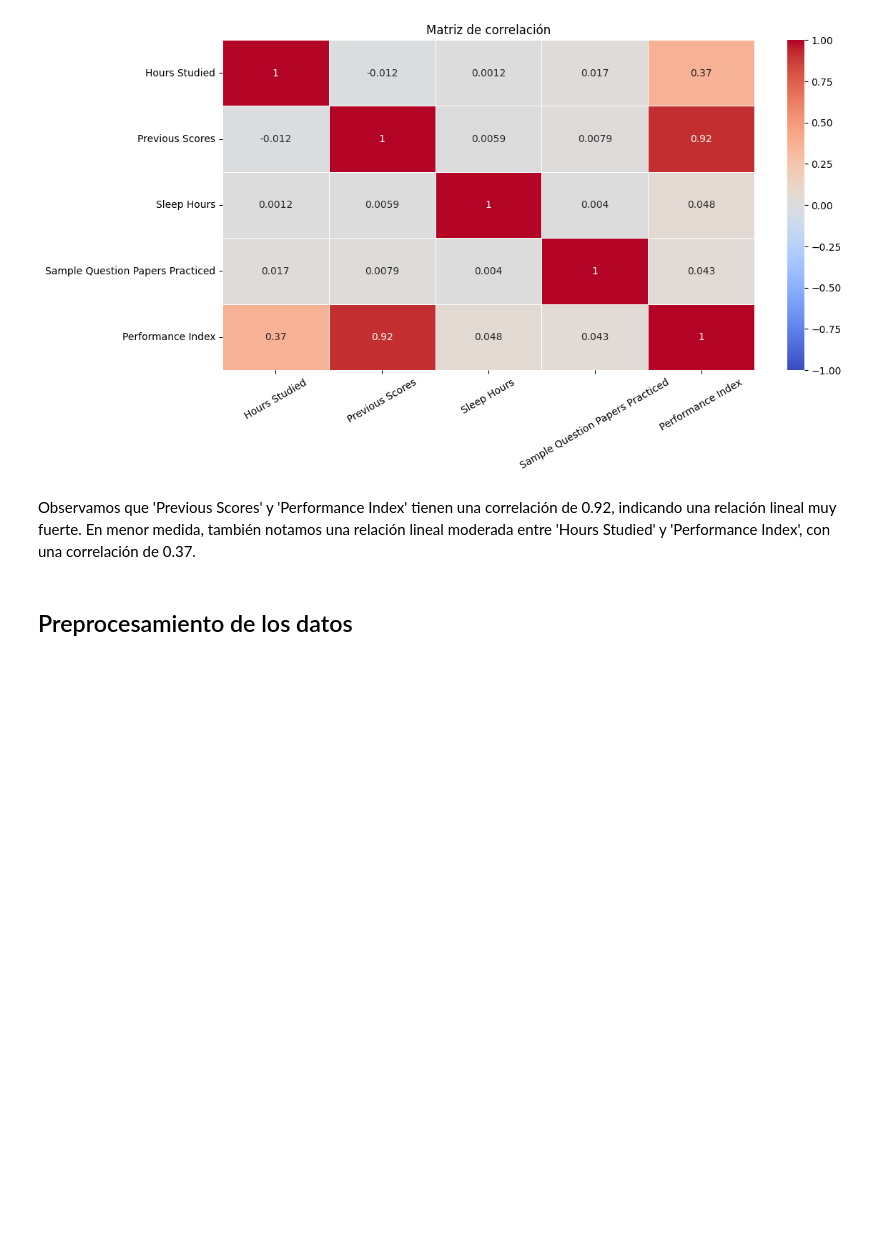
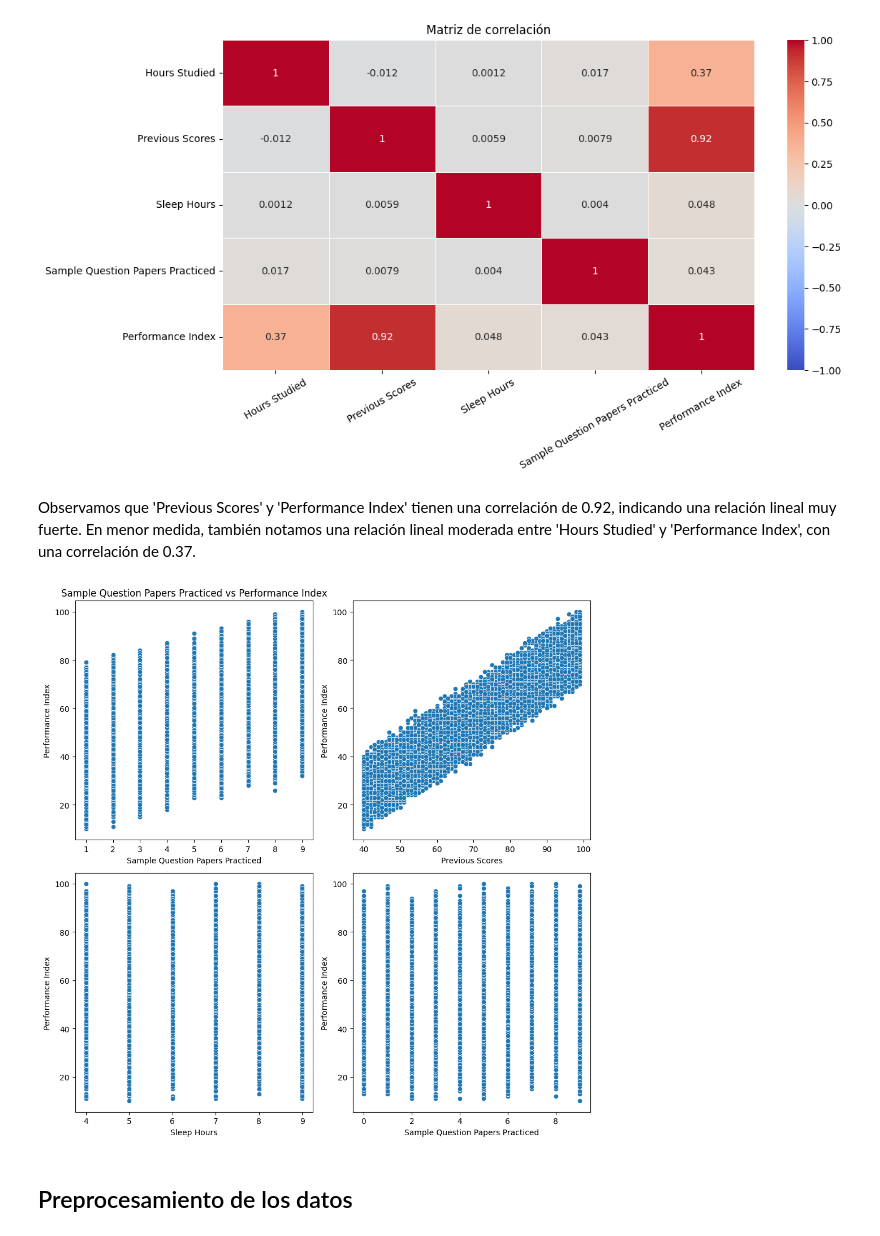
Before and after one commit to maximoalva/TP1-AprendizajeAutomaticoII, a Jupyter notebook: Problema1/problema1.ipynb, the cells around one changed output. Cells and saved outputs as stored; diff of their text form; code cells hidden in the pictures; blank space fills up the shorter version.

```diff
--- a/Problema1/problema1.ipynb
+++ b/Problema1/problema1.ipynb
@@ -192,6 +191,42 @@ plt.show()
 [figure]
 # %% [markdown]
 Observamos que 'Previous Scores' y 'Performance Index' tienen una correlación de 0.92, indicando una relación lineal muy fuerte. En menor medida, también notamos una relación lineal moderada entre 'Hours Studied' y 'Performance Index', con una correlación de 0.37.
+# %%
+# Crear una figura con 4 subplots (en 2 filas de 2 columnas)
+fig, axes = plt.subplots(2, 2, figsize=(10, 10))
+axes = axes.flatten()  # Para acceder a los ejes como una lista simple
+
+# 1. Scatterplot: Horas estudio vs Performance
+sns.scatterplot(data=df, x='Hours Studied', y='Performance Index', ax=axes[0])
+axes[0].set_title('Hours Studied vs Performance Index')
+axes[0].set_xlabel('Hours Studied ')
+axes[0].set_ylabel('Performance Index')
+
+# 2. Scatterplot: Previous Score vs Performance
+sns.scatterplot(data=df, x='Previous Scores', y='Performance Index', ax=axes[1])
+axes[0].set_title('Previous Scores vs Performance Index')
+axes[0].set_xlabel('Previous Scores')
+axes[0].set_ylabel('Performance Index')
+
+# 3. Scatterplot: Horas de sueño vs Performance
+sns.scatterplot(data=df, x='Sleep Hours', y='Performance Index', ax=axes[2])
+axes[0].set_title('Sleep Hours vs Performance Index')
+axes[0].set_xlabel('Sleep Hours')
+axes[0].set_ylabel('Performance Index')
+
+# 3. Scatterplot: Cuestionarios practicados vs Performance
+sns.scatterplot(data=df, x='Sample Question Papers Practiced', y='Performance Index', ax=axes[3])
+axes[0].set_title('Sample Question Papers Practiced vs Performance Index')
+axes[0].set_xlabel('Sample Question Papers Practiced')
+axes[0].set_ylabel('Performance Index')
+
+
+
+# Ajuste final
+plt.tight_layout()
+plt.show()
+# %% [output]
+[figure, added]
 # %% [markdown]
 ## Preprocesamiento de los datos
 # %% [markdown]
```
Also changed, not shown: parts of 3 cells of this notebook.
